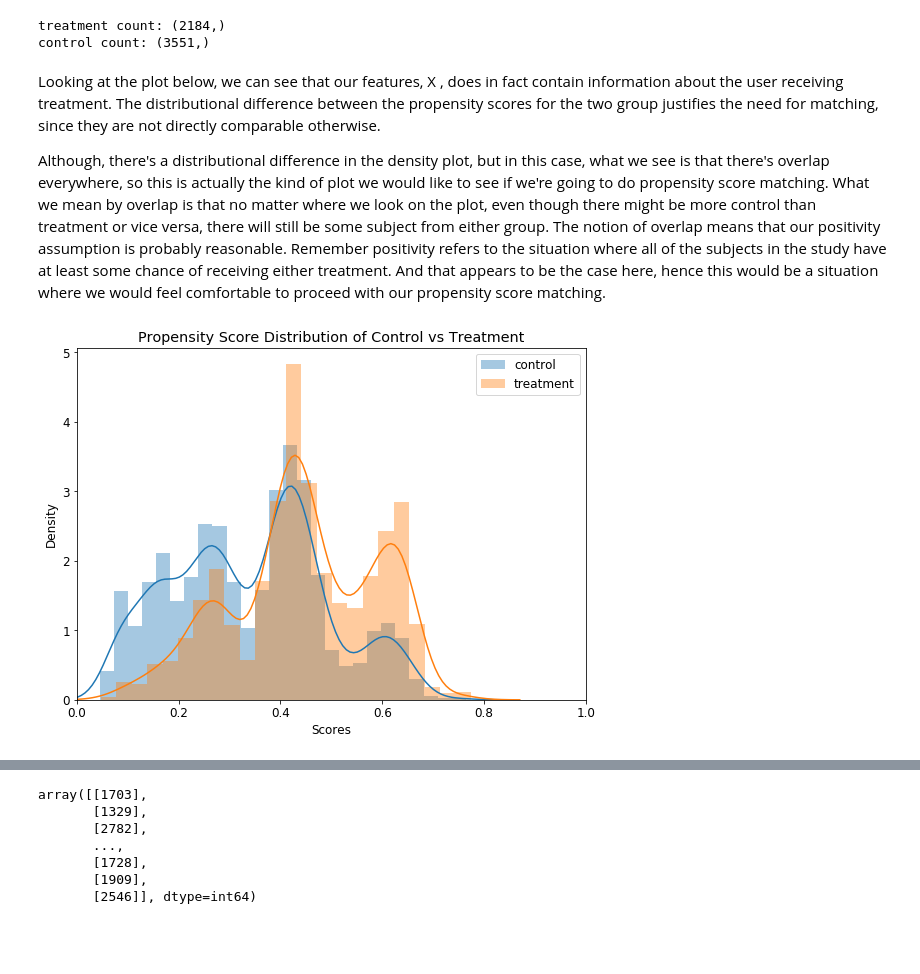
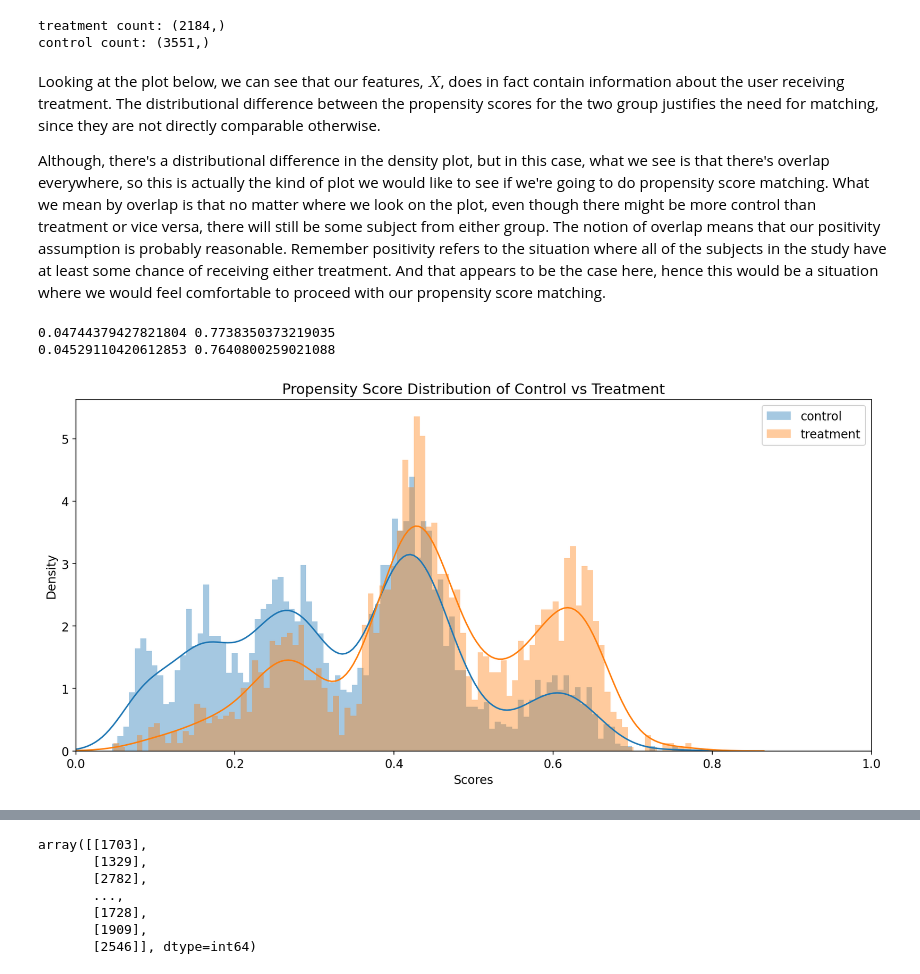
Before and after one commit to vwang0/causal_inference, a Jupyter notebook: propensity_score_matching/observational study_propensity score match.ipynb, the cells around one changed output, grey strips where cells are left out. Saved outputs shown, nothing was run; the diff lists cells and outputs as text; code cells hidden in the pictures; blank space fills up the shorter version.

```diff
--- a/propensity_score_matching/observational study_propensity score match.ipynb
+++ b/propensity_score_matching/observational study_propensity score match.ipynb
@@ -257,7 +528,7 @@ We won't be spending too much time tweaking the model here, checking some evalua
 
 Once the propensity score is estimated, it is useful to look for overlap before jumping straight to the matching process. By overlap, we are referring to compare the distribution of the propensity score for the subjects in the control and treatment group.
 # %%
-mask = treatment == 1
+mask = (treatment == 1)
 pos_pscore = pscore[mask]
 neg_pscore = pscore[~mask]
 print('treatment count:', pos_pscore.shape)
@@ -266,24 +537,31 @@ print('control count:', neg_pscore.shape)
 treatment count: (2184,)
 control count: (3551,)
 # %% [markdown]
-Looking at the plot below, we can see that our features,  X , does in fact contain information about the user receiving treatment. The distributional difference between the propensity scores for the two group justifies the need for matching, since they are not directly comparable otherwise.
+Looking at the plot below, we can see that our features, $X$, does in fact contain information about the user receiving treatment. The distributional difference between the propensity scores for the two group justifies the need for matching, since they are not directly comparable otherwise.
 
 Although, there's a distributional difference in the density plot, but in this case, what we see is that there's overlap everywhere, so this is actually the kind of plot we would like to see if we're going to do propensity score matching. What we mean by overlap is that no matter where we look on the plot, even though there might be more control than treatment or vice versa, there will still be some subject from either group. The notion of overlap means that our positivity assumption is probably reasonable. Remember positivity refers to the situation where all of the subjects in the study have at least some chance of receiving either treatment. And that appears to be the case here, hence this would be a situation where we would feel comfortable to proceed with our propensity score matching.
+# %%
+print(pos_pscore.min(),pos_pscore.max())
+print(neg_pscore.min(),neg_pscore.max())
+# %% [output]
+0.04744379427821804 0.7738350373219035
+0.04529110420612853 0.7640800259021088
 # %%
 # change default style figure and font size
-plt.rcParams['figure.figsize'] = 8, 6
+plt.rcParams['figure.figsize'] = 12, 6
 plt.rcParams['font.size'] = 12
 
-sns.distplot(neg_pscore, label='control')
-sns.distplot(pos_pscore, label='treatment')
+N = 100
+sns.distplot(neg_pscore, label='control', bins = N)
+sns.distplot(pos_pscore, label='treatment', bins = N)
 plt.xlim(0, 1)
 plt.title('Propensity Score Distribution of Control vs Treatment')
 plt.ylabel('Density')
 plt.xlabel('Scores')
 plt.legend()
 plt.tight_layout()
 plt.show()
 # %% [output]
-[figure, old version]
+[figure, new version]
 # %% [markdown]
 Keep in mind that not every plot will look like this, if there's major lack of overlap in some part of the propensity score distribution plot that means our positivity assumption would essentially be violated. Or in other words, we can't really estimate a causal effect in those area of the distribution since in those areas, those are subjects that have close to zero chance of being in the control/treatment group. One thing that we may wish to do when encountered with this scenario is either look and see if we're missing some covariates or get rid of individuals who have extreme propensity scores and focus on the areas where there are strong overlapping.
```
Also changed, not shown: parts of 71 cells of this notebook, 3 other files.
